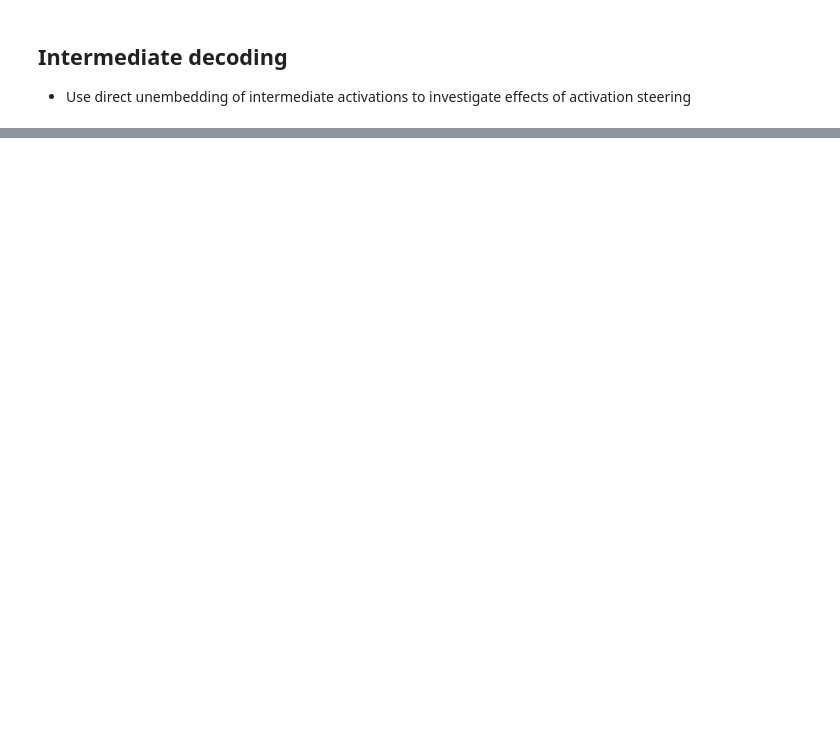
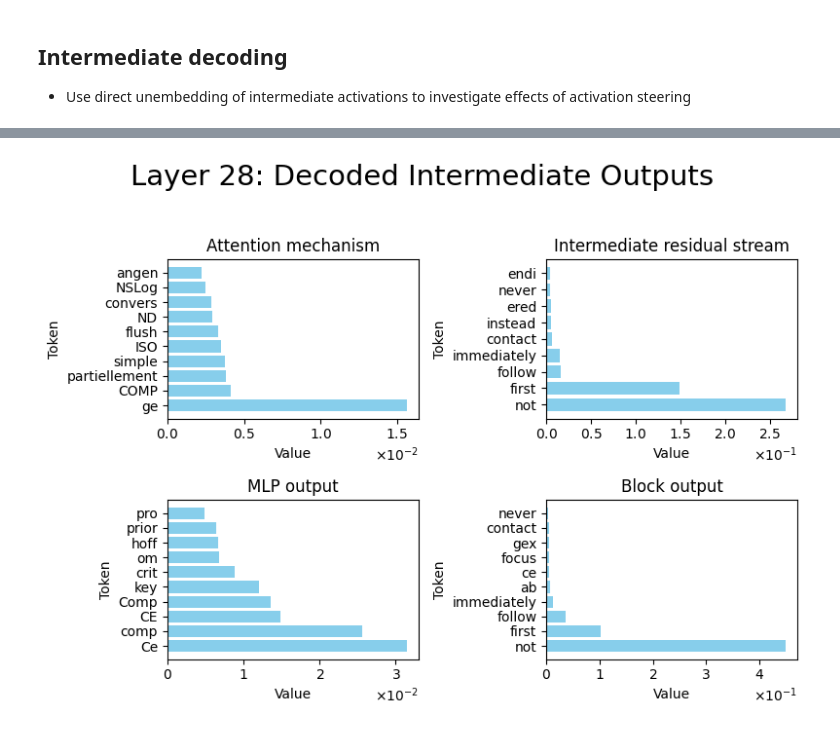
Before and after one commit to nrimsky/LM-exp, a Jupyter notebook: sycophancy/refusal_steering.ipynb, the cells around one changed output, grey strips where cells are left out. Cells and saved outputs as stored; diff of their text form; code cells hidden in the pictures; blank space fills up the shorter version.

```diff
--- a/sycophancy/refusal_steering.ipynb
+++ b/sycophancy/refusal_steering.ipynb
@@ -603,5 +657,7 @@ model.plot_decoded_activations_for_layer(28, tokens, 10)
 # %%
-multiplier = 3
+multiplier = 1
 model.reset_all()
 model.set_add_activations(layer, multiplier * vec.cuda())
 model.plot_decoded_activations_for_layer(28, tokens, 10)
+# %% [output]
+[figure, added]
```
Also changed, not shown: parts of 14 cells of this notebook, 3 other files.
